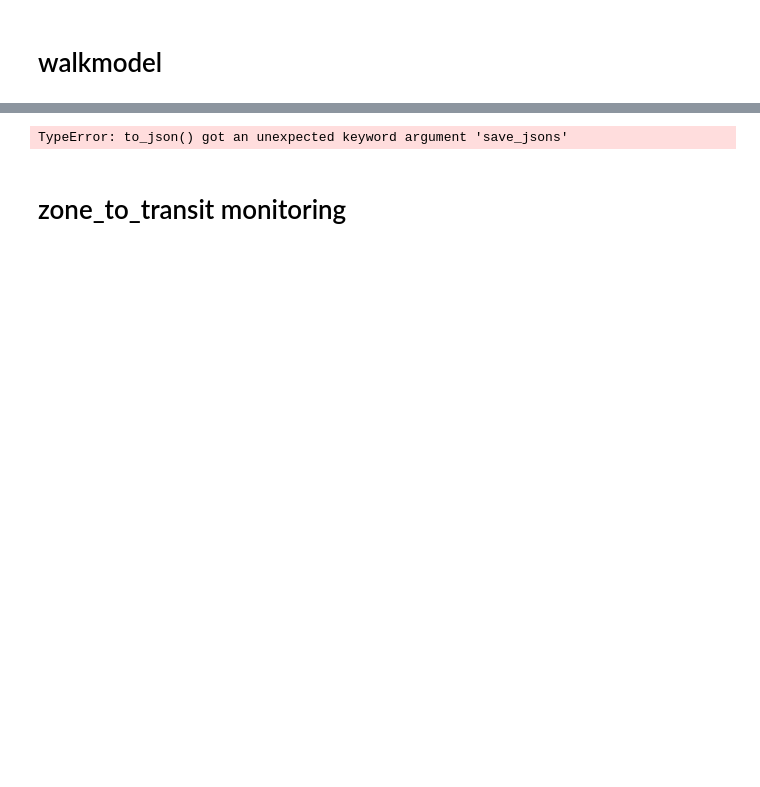
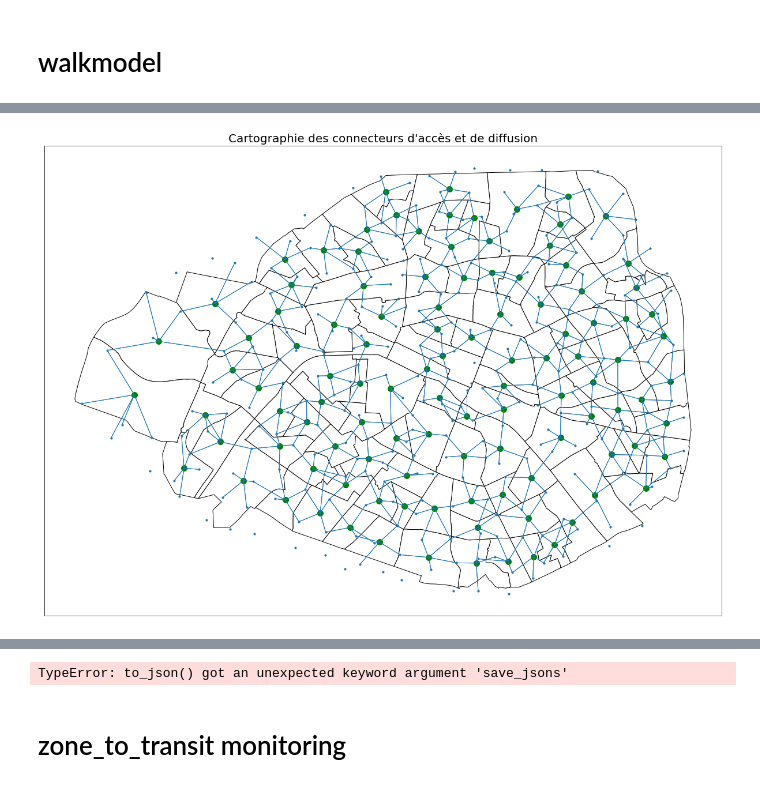
Before and after one commit to qchasserieau/paris, a Jupyter notebook: notebooks/preparation/70_walkmodel.ipynb, the cells around one changed output, grey strips where cells are left out. Drawn from its saved outputs; the diff is of its cells as text; code cells hidden in the pictures; blank space fills up the shorter version.

```diff
--- a/notebooks/preparation/70_walkmodel.ipynb
+++ b/notebooks/preparation/70_walkmodel.ipynb
@@ -52,0 +80,15 @@ plot = sm.plot(
+# %%
+plot = sm.plot('centroids', color='green', markersize=100,
+    ax=sm.plot('nodes', markersize=10,
+        ax=sm.plot('zone_to_transit', linewidth=1,
+                  ax=sm.plot('zones', linewidth=1, alpha=1, edgecolor='black', color='white',
+                            ax=sm.plot('footpaths',  figsize=[25, 15], alpha=0)))
+    )
+)
+plot.set_xticks([])
+plot.set_yticks([])
+plot.set_title("Cartographie des connecteurs d'accès et de diffusion", fontsize=20)
+fig = plot.get_figure()
+fig.savefig('walkmodel_b.png')
+# %% [output]
+[figure, added]
```
Also changed, not shown: parts of 10 cells of this notebook, 38 other files.
